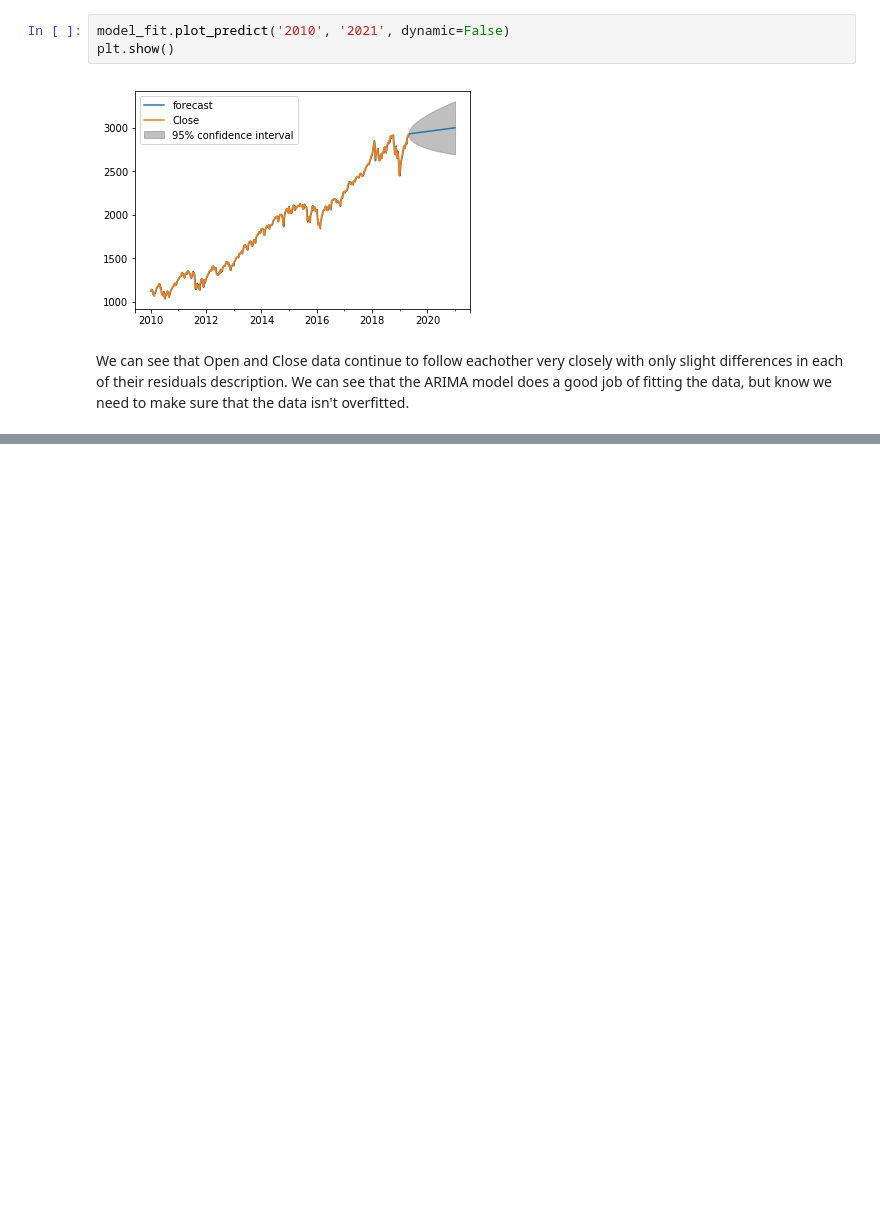
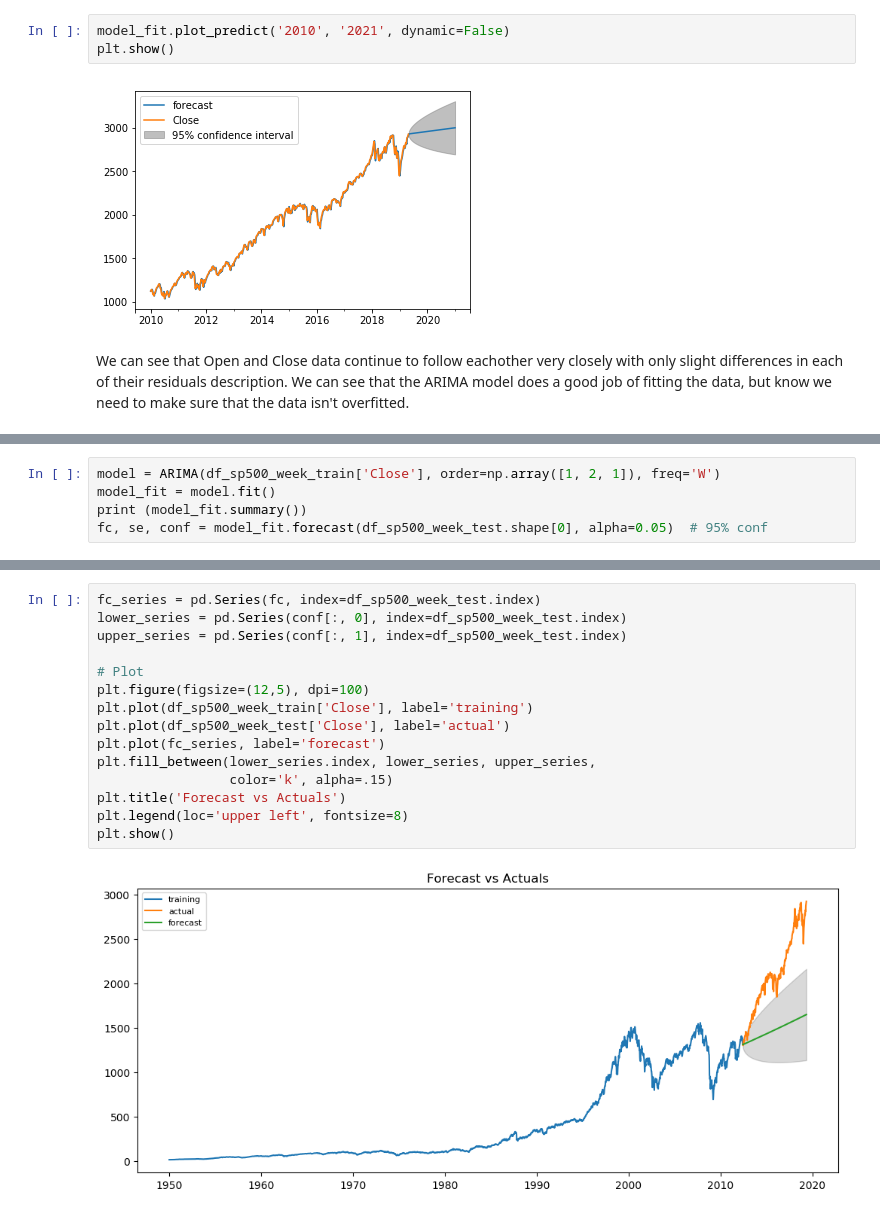
Before and after one commit to Allen-Z-4230/FutureGas, a Jupyter notebook: future_gas_folder/S&P500 Explore.ipynb, the cells around one changed output, grey strips where cells are left out. Cells and saved outputs as stored; diff of their text form; blank space fills up the shorter version.

```diff
--- a/future_gas_folder/S&P500 Explore.ipynb
+++ b/future_gas_folder/S&P500 Explore.ipynb
@@ -293,0 +343,5 @@ We can see that Open and Close data continue to follow eachother very closely wi
+# %%
+model = ARIMA(df_sp500_week_train['Close'], order=np.array([1, 2, 1]), freq='W')
+model_fit = model.fit()
+print (model_fit.summary())
+fc, se, conf = model_fit.forecast(df_sp500_week_test.shape[0], alpha=0.05)  # 95% conf
@@ -293,0 +366,17 @@ We can see that Open and Close data continue to follow eachother very closely wi
+# %%
+fc_series = pd.Series(fc, index=df_sp500_week_test.index)
+lower_series = pd.Series(conf[:, 0], index=df_sp500_week_test.index)
+upper_series = pd.Series(conf[:, 1], index=df_sp500_week_test.index)
+
+# Plot
+plt.figure(figsize=(12,5), dpi=100)
+plt.plot(df_sp500_week_train['Close'], label='training')
+plt.plot(df_sp500_week_test['Close'], label='actual')
+plt.plot(fc_series, label='forecast')
+plt.fill_between(lower_series.index, lower_series, upper_series,
+                 color='k', alpha=.15)
+plt.title('Forecast vs Actuals')
+plt.legend(loc='upper left', fontsize=8)
+plt.show()
+# %% [output]
+[figure, added]
```
Also changed, not shown: parts of 26 cells of this notebook.
